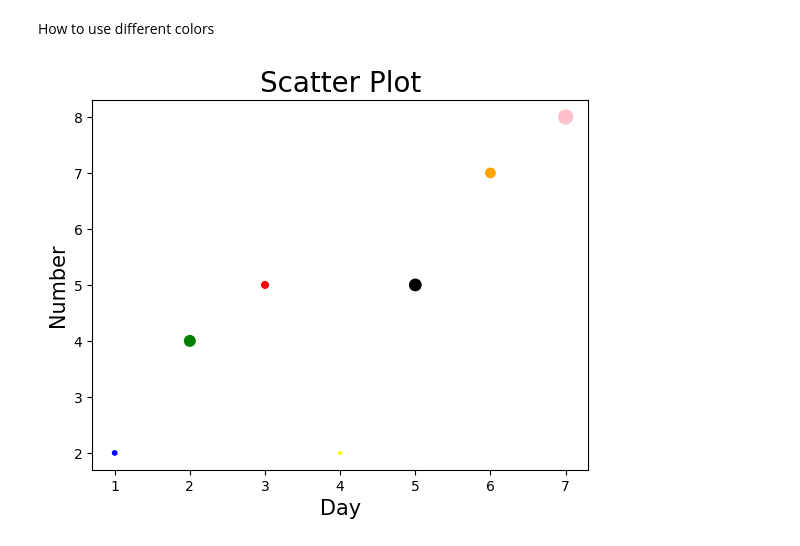
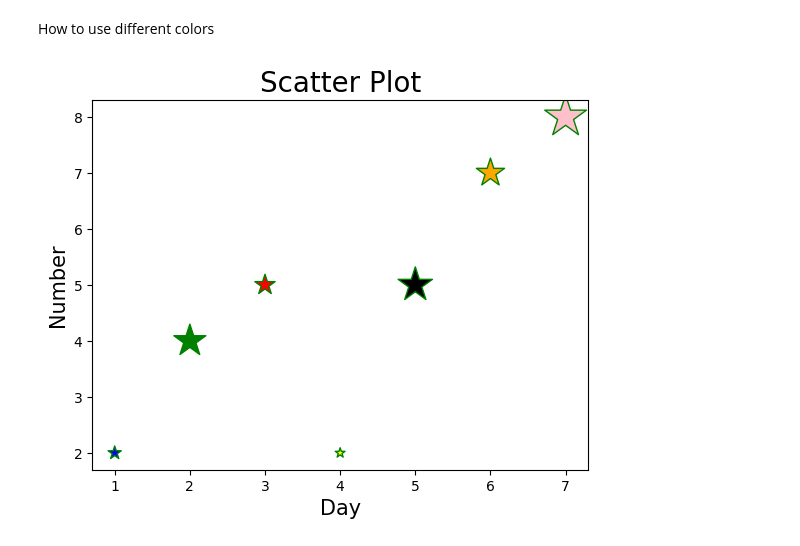
Before and after one commit to Musawer-Afzal/AI-Engineering, a Jupyter notebook: Matplotlib/scatter_plot.ipynb, the cells around one changed output. Cells and saved outputs as stored; diff of their text form; code cells hidden in the pictures.

```diff
--- a/Matplotlib/scatter_plot.ipynb
+++ b/Matplotlib/scatter_plot.ipynb
@@ -19,14 +19,22 @@ How to use different colors
 # %%
 day = [1, 2, 3, 4, 5, 6, 7]
 number = [2, 4, 5, 2, 5, 7, 8]
 
 color = ["blue", "green", "red", "yellow", "black", "orange", "pink"]
-sizes = [10, 58, 23, 5, 67, 45, 99]
-plt.scatter(day, number, color = color, s = sizes)
+sizes = [100, 585, 235, 55, 675, 455, 995]
+plt.scatter(day,
+            number,
+            color = color,
+            s = sizes, # Declare sizes of individual or all the points
+            # alpha = 0.4, # Change the transparency of the points
+            marker = "*", # Change the shape of points
+            edgecolor = "green", # Change the color of edges of points
+            linewidth = 1 # Change the width of edges of points
+            )
 
 plt.title("Scatter Plot", fontsize = 20)
 plt.xlabel("Day", fontsize = 15)
 plt.ylabel("Number", fontsize = 15)
 plt.show()
 # %% [output]
-[figure, old version]
+[figure, new version]
```
